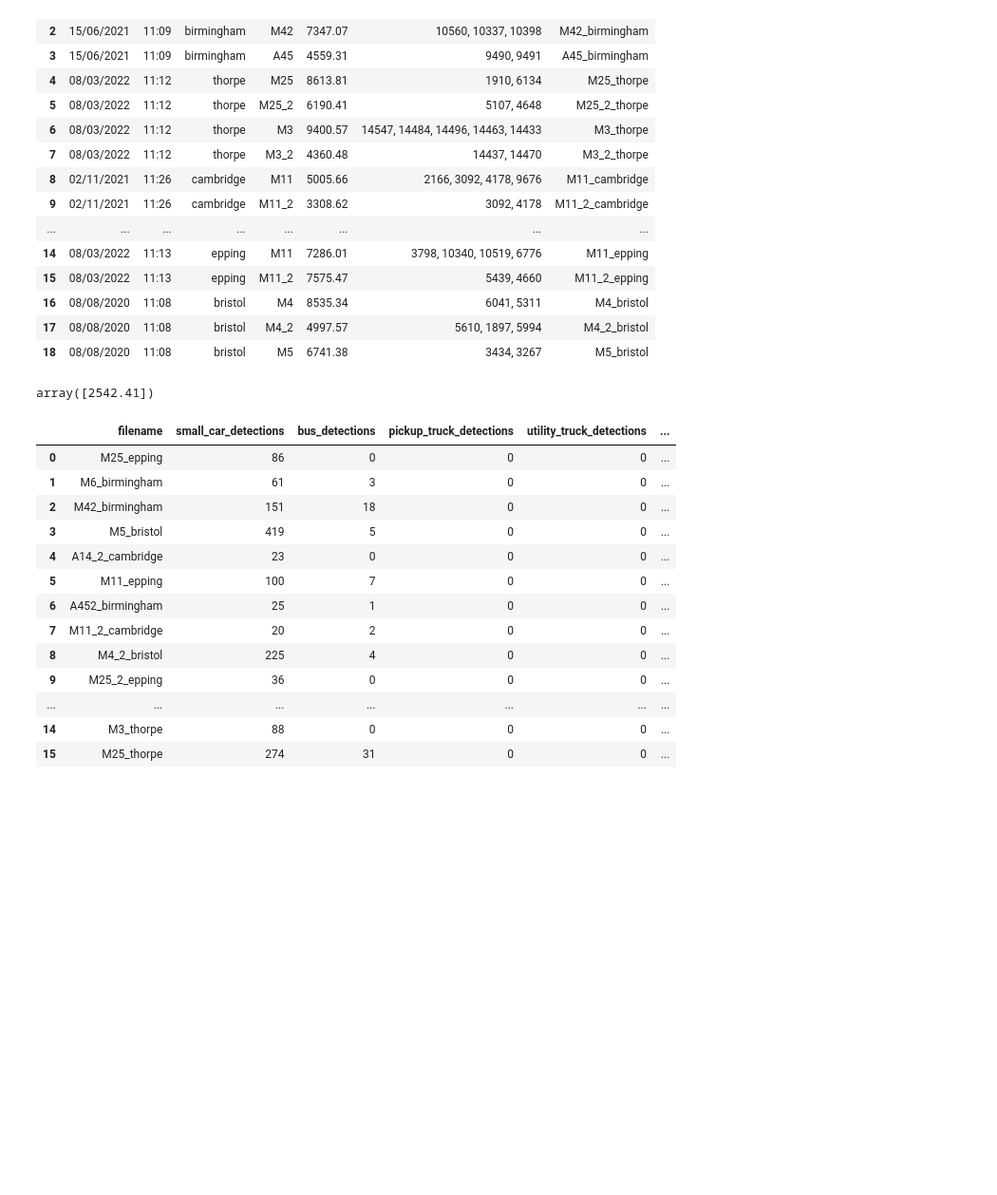
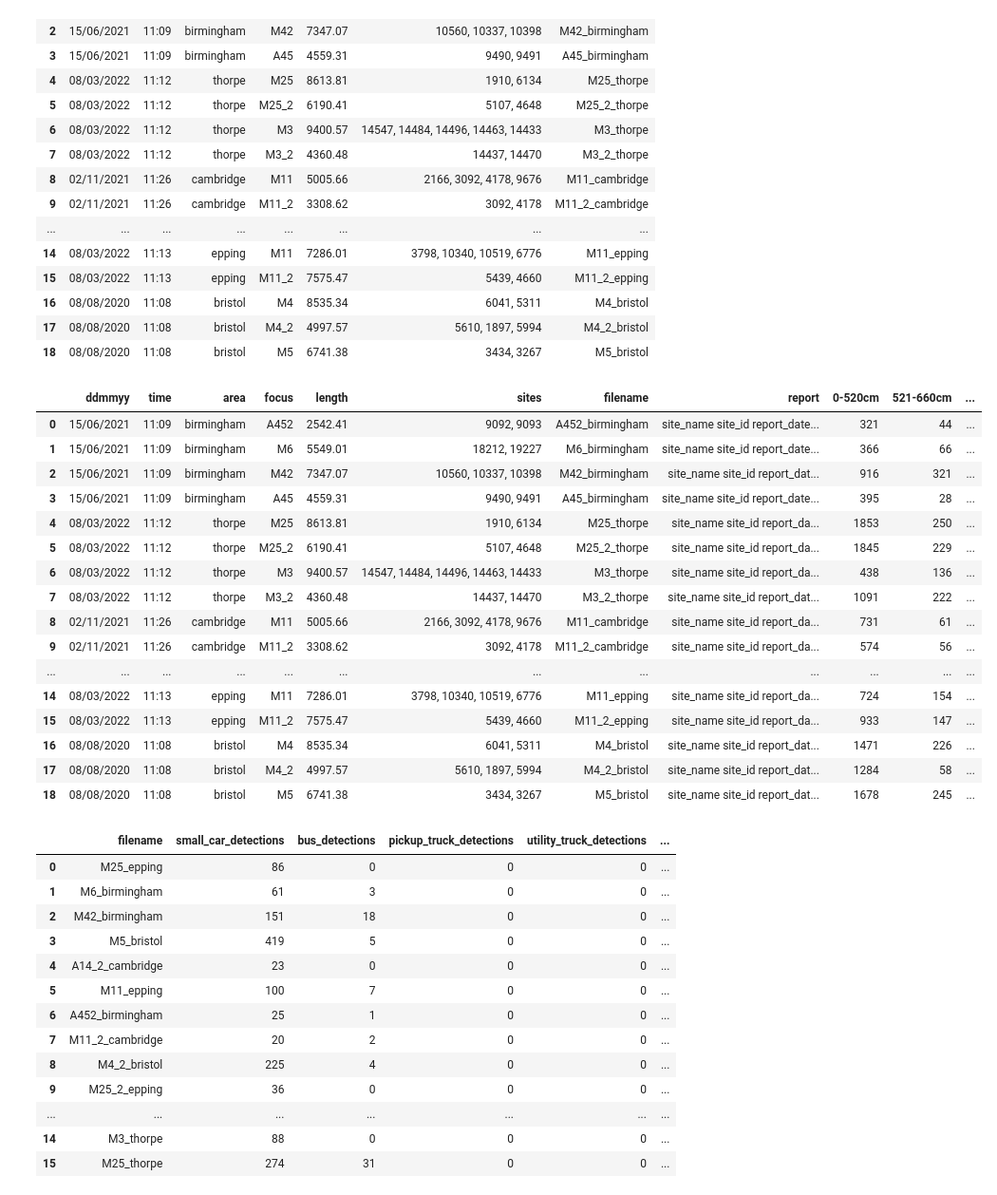
Before and after one commit to JakeRobertBaker/small-object-detection-benchmark, a Jupyter notebook: Inference-Highways.ipynb, the cells around one changed output. Shown at 95% size. Drawn from its saved outputs; the diff is of its cells as text; code cells hidden in the pictures; blank space fills up the shorter version.

Commit message:
full prediction pipeline

```diff
--- a/Inference-Highways.ipynb
+++ b/Inference-Highways.ipynb
@@ -161,10 +162,57 @@ road_lengths
 | 16 | 08/08/2020 | 11:08 | bristol | M4 | 8535.34 | 6041, 5311 | M4_bristol |
 | 17 | 08/08/2020 | 11:08 | bristol | M4_2 | 4997.57 | 5610, 1897, 5994 | M4_2_bristol |
 | 18 | 08/08/2020 | 11:08 | bristol | M5 | 6741.38 | 3434, 3267 | M5_bristol |
-# %%
-road_lengths[road_lengths.filename == 'A452_birmingham'].length.values
-# %% [output]
-array([2542.41])
+# %%
+# Imort the true traffic flow numbers
+clean_train_report_df = pd.read_feather('/vol/bitbucket/jrb21/project/Highways/traffic_reports/clean/full_clean_report_norm')
+train_report_volumes = clean_train_report_df[['site_name','site_id','report_date','time_period_ending','time_interval','0-520cm','521-660cm','661-1160cm','1160+cm','avg_mph','total_volume','timestamp']]
+
+sites = []
+for x in list(road_lengths.sites):
+    sites = sites + x.split(', ')
+
+filtered_train_report = train_report_volumes[train_report_volumes.site_id.isin(sites)]
+# %%
+def area_report(x):
+    sites = x.sites.split(', ')
+    day, month, year = x.ddmmyy.split('/')
+    hour, minute  = x.time.split(':')
+
+    # Get the nearest of the 15 minute intervals to compare to
+    min_mod_15 = round((int(minute)+1)/15)
+    nearest_minute_interval = 15*min_mod_15 - 1
+    time = datetime.datetime(int(year),int(month),int(day), int(hour), int(nearest_minute_interval))
+    x_report = filtered_train_report[(filtered_train_report.site_id.isin(sites)) & (filtered_train_report.timestamp == time)]
+    return x_report
+# %%
+road_lengths['report'] = road_lengths.apply(area_report, axis=1)
+# %%
+road_lengths['0-520cm'] = road_lengths.apply(lambda x: x.report['0-520cm'].sum(), axis=1)
+road_lengths['521-660cm'] = road_lengths.apply(lambda x: x.report['521-660cm'].sum(), axis=1)
+road_lengths['661-1160cm'] = road_lengths.apply(lambda x: x.report['661-1160cm'].sum(), axis=1)
+road_lengths['1160+cm'] = road_lengths.apply(lambda x: x.report['1160+cm'].sum(), axis=1)
+road_lengths['total_volume'] = road_lengths.apply(lambda x: x.report['total_volume'].sum(), axis=1)
+road_lengths['avg_mph'] = road_lengths.apply(lambda x: x.report.avg_mph.astype(int).mean(), axis=1)
+# %%
+road_lengths
+# %% [output]
+|  | ddmmyy | time | area | focus | length | sites | filename | report | 0-520cm | 521-660cm | ... |
+| 0 | 15/06/2021 | 11:09 | birmingham | A452 | 2542.41 | 9092, 9093 | A452_birmingham | site_name site_id report_date... | 321 | 44 | ... |
+| 1 | 15/06/2021 | 11:09 | birmingham | M6 | 5549.01 | 18212, 19227 | M6_birmingham | site_name site_id report_date... | 366 | 66 | ... |
+| 2 | 15/06/2021 | 11:09 | birmingham | M42 | 7347.07 | 10560, 10337, 10398 | M42_birmingham | site_name site_id report_dat... | 916 | 321 | ... |
+| 3 | 15/06/2021 | 11:09 | birmingham | A45 | 4559.31 | 9490, 9491 | A45_birmingham | site_name site_id report_date... | 395 | 28 | ... |
+| 4 | 08/03/2022 | 11:12 | thorpe | M25 | 8613.81 | 1910, 6134 | M25_thorpe | site_name site_id report_da... | 1853 | 250 | ... |
+| 5 | 08/03/2022 | 11:12 | thorpe | M25_2 | 6190.41 | 5107, 4648 | M25_2_thorpe | site_name site_id report_da... | 1845 | 229 | ... |
+| 6 | 08/03/2022 | 11:12 | thorpe | M3 | 9400.57 | 14547, 14484, 14496, 14463, 14433 | M3_thorpe | site_name site_id report_da... | 438 | 136 | ... |
+| 7 | 08/03/2022 | 11:12 | thorpe | M3_2 | 4360.48 | 14437, 14470 | M3_2_thorpe | site_name site_id report_dat... | 1091 | 222 | ... |
+| 8 | 02/11/2021 | 11:26 | cambridge | M11 | 5005.66 | 2166, 3092, 4178, 9676 | M11_cambridge | site_name site_id report_da... | 731 | 61 | ... |
+| 9 | 02/11/2021 | 11:26 | cambridge | M11_2 | 3308.62 | 3092, 4178 | M11_2_cambridge | site_name site_id report_da... | 574 | 56 | ... |
+| ... | ... | ... | ... | ... | ... | ... | ... | ... | ... | ... | ... |
+| 14 | 08/03/2022 | 11:13 | epping | M11 | 7286.01 | 3798, 10340, 10519, 6776 | M11_epping | site_name site_id report_da... | 724 | 154 | ... |
+| 15 | 08/03/2022 | 11:13 | epping | M11_2 | 7575.47 | 5439, 4660 | M11_2_epping | site_name site_id report_da... | 933 | 147 | ... |
+| 16 | 08/08/2020 | 11:08 | bristol | M4 | 8535.34 | 6041, 5311 | M4_bristol | site_name site_id report_dat... | 1471 | 226 | ... |
+| 17 | 08/08/2020 | 11:08 | bristol | M4_2 | 4997.57 | 5610, 1897, 5994 | M4_2_bristol | site_name site_id report_dat... | 1284 | 58 | ... |
+| 18 | 08/08/2020 | 11:08 | bristol | M5 | 6741.38 | 3434, 3267 | M5_bristol | site_name site_id report_dat... | 1678 | 245 | ... |
 # %%
 # Initially set the column names so they agree with the names in the pickle files
 detections = pd.DataFrame(
```
Also changed, not shown: parts of 25 cells of this notebook.
